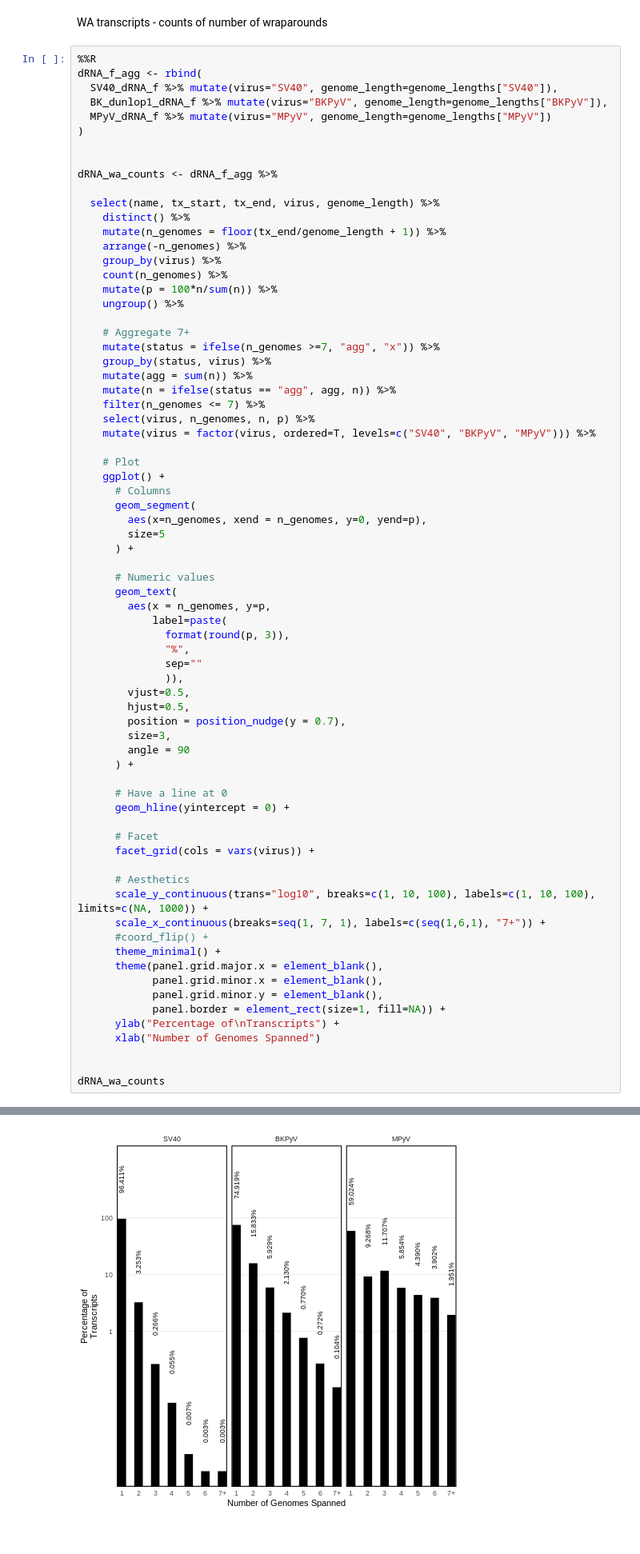
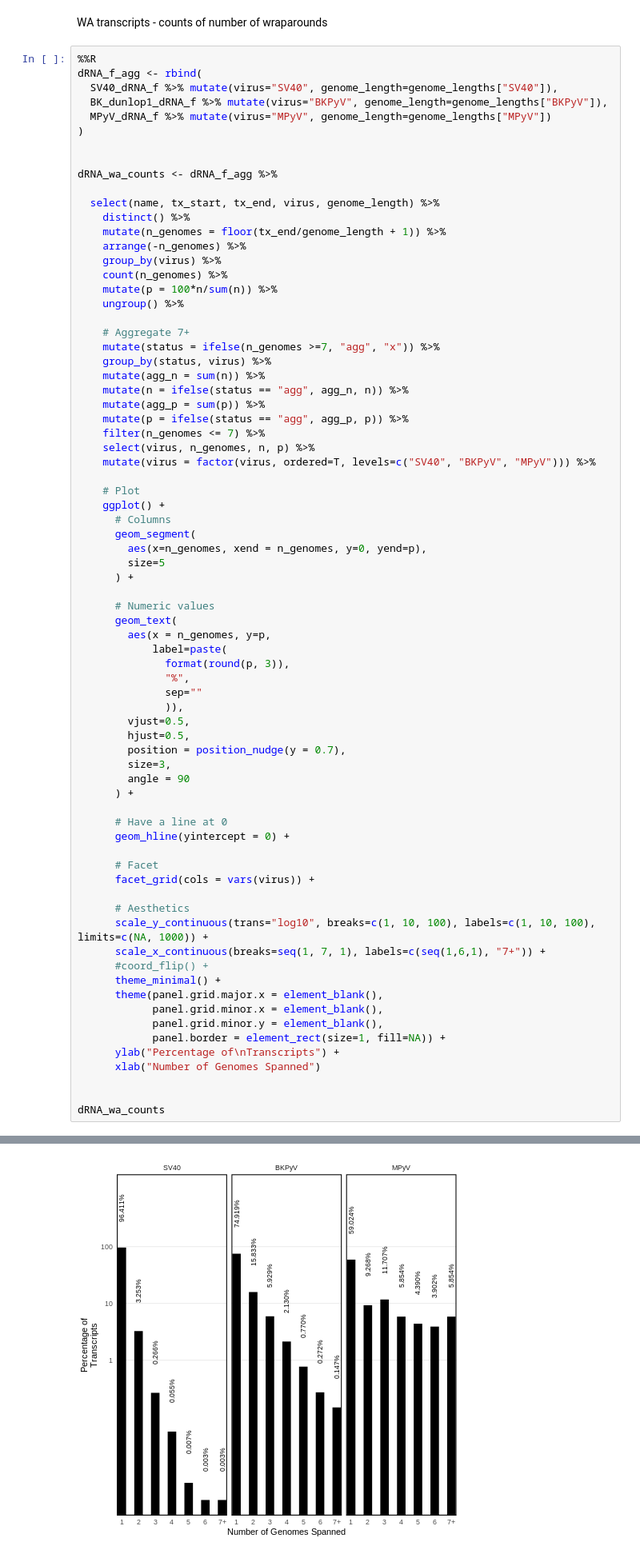
Before and after one commit to jnoms/SV40_transcriptome, a Jupyter notebook: bin/colab/Figure4.ipynb, the cells around one changed output, grey strips where cells are left out. Shown: that part at 80% size. Drawn from its saved outputs; the diff is of its cells as text.

```diff
--- a/bin/colab/Figure4.ipynb
+++ b/bin/colab/Figure4.ipynb
@@ -971,8 +953,10 @@ dRNA_wa_counts <- dRNA_f_agg %>%
     # Aggregate 7+
     mutate(status = ifelse(n_genomes >=7, "agg", "x")) %>%
     group_by(status, virus) %>%
-    mutate(agg = sum(n)) %>%
-    mutate(n = ifelse(status == "agg", agg, n)) %>%
+    mutate(agg_n = sum(n)) %>%
+    mutate(n = ifelse(status == "agg", agg_n, n)) %>%
+    mutate(agg_p = sum(p)) %>%
+    mutate(p = ifelse(status == "agg", agg_p, p)) %>%
     filter(n_genomes <= 7) %>%
     select(virus, n_genomes, n, p) %>%
     mutate(virus = factor(virus, ordered=T, levels=c("SV40", "BKPyV", "MPyV"))) %>%
@@ -995,31 +979,31 @@ dRNA_wa_counts <- dRNA_f_agg %>%
               )),
         vjust=0.5,
         hjust=0.5,
         position = position_nudge(y = 0.7),
         size=3,
         angle = 90
       ) +
 
       # Have a line at 0
       geom_hline(yintercept = 0) +
 
       # Facet
       facet_grid(cols = vars(virus)) +
 
       # Aesthetics
       scale_y_continuous(trans="log10", breaks=c(1, 10, 100), labels=c(1, 10, 100), limits=c(NA, 1000)) +
       scale_x_continuous(breaks=seq(1, 7, 1), labels=c(seq(1,6,1), "7+")) +
       #coord_flip() +
       theme_minimal() +
       theme(panel.grid.major.x = element_blank(),
             panel.grid.minor.x = element_blank(),
             panel.grid.minor.y = element_blank(),
             panel.border = element_rect(size=1, fill=NA)) +
       ylab("Percentage of\nTranscripts") +
       xlab("Number of Genomes Spanned")
 
 
 dRNA_wa_counts
 # %% [output]
 Adding missing grouping variables: `status`
-[figure, old version]
+[figure, new version]
```
Also changed, not shown: parts of 3 cells of this notebook.
